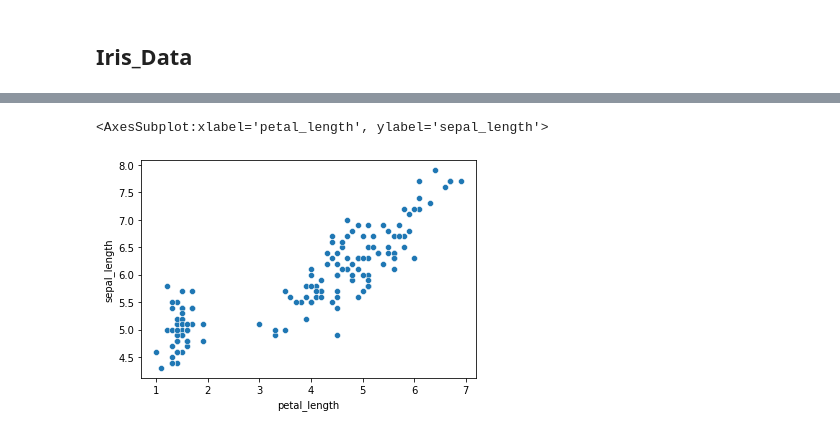
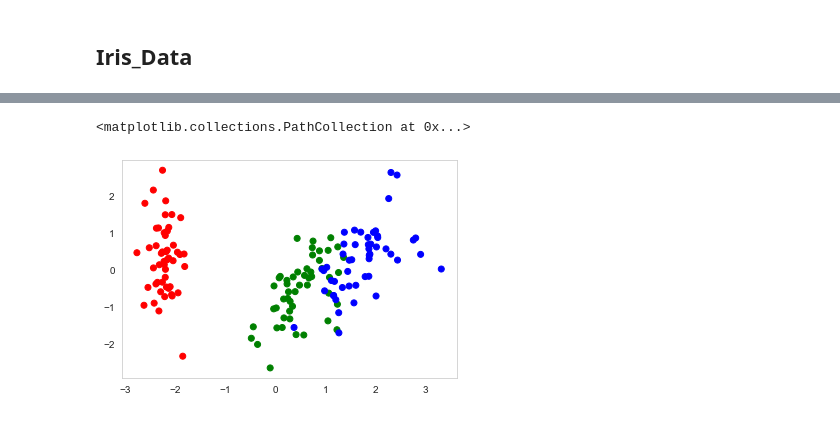
Before and after one commit to gurher/TIL, a Jupyter notebook: ML/Chapter 06_02.ipynb, the cells around one changed output, grey strips where cells are left out. Drawn from its saved outputs; the diff is of its cells as text; code cells hidden in the pictures.

```diff
--- a/ML/Chapter 06_02.ipynb
+++ b/ML/Chapter 06_02.ipynb
@@ -134,7 +163,43 @@ irisdf.iloc[:,:-1].cov()
-# %%
-x = irisdf['petal_length']
-y = irisdf['sepal_length']
-sns.scatterplot(x,y)
-# %% [output]
-<AxesSubplot:xlabel='petal_length', ylabel='sepal_length'>
-[figure, removed]
+# %%
+import numpy as np
+import pandas as pd
+import matplotlib.pyplot as plt
+from sklearn.datasets import load_iris
+from sklearn.preprocessing import StandardScaler
+from sklearn import decomposition
+import seaborn as sns; sns.set_style("whitegrid", {'axes.grid' : False})
+
+%matplotlib inline
+np.random.seed(0)
+
+# Iris dataset
+DF_data = pd.DataFrame(load_iris().data,
+                       index = ["iris_%d" % i for i in range(load_iris().data.shape[0])],
+                       columns = load_iris().feature_names)
+
+Se_targets = pd.Series(load_iris().target,
+                       index = ["iris_%d" % i for i in range(load_iris().data.shape[0])],
+                       name = "Species")
+
+# Scaling mean = 0, var = 1
+DF_standard = pd.DataFrame(StandardScaler().fit_transform(DF_data),
+                           index = DF_data.index,
+                           columns = DF_data.columns)
+
+# Sklearn for Principal Componenet Analysis
+# Dims
+m = DF_standard.shape[1]
+K = 4
+
+# PCA (How I tend to set it up)
+Mod_PCA = decomposition.PCA(n_components=m)
+DF_PCA = pd.DataFrame(Mod_PCA.fit_transform(DF_standard),
+                      columns=["PC%d" % k for k in range(1,m + 1)]).iloc[:,:K]
+# Color classes
+color_list = [{0:"r",1:"g",2:"b"}[x] for x in Se_targets]
+
+fig, ax = plt.subplots()
+ax.scatter(x=DF_PCA["PC1"], y=DF_PCA["PC2"], color=color_list)
+# %% [output]
+<matplotlib.collections.PathCollection at 0x...>
+[figure, added]
```
Also changed, not shown: parts of 13 cells of this notebook, 5 other files.
